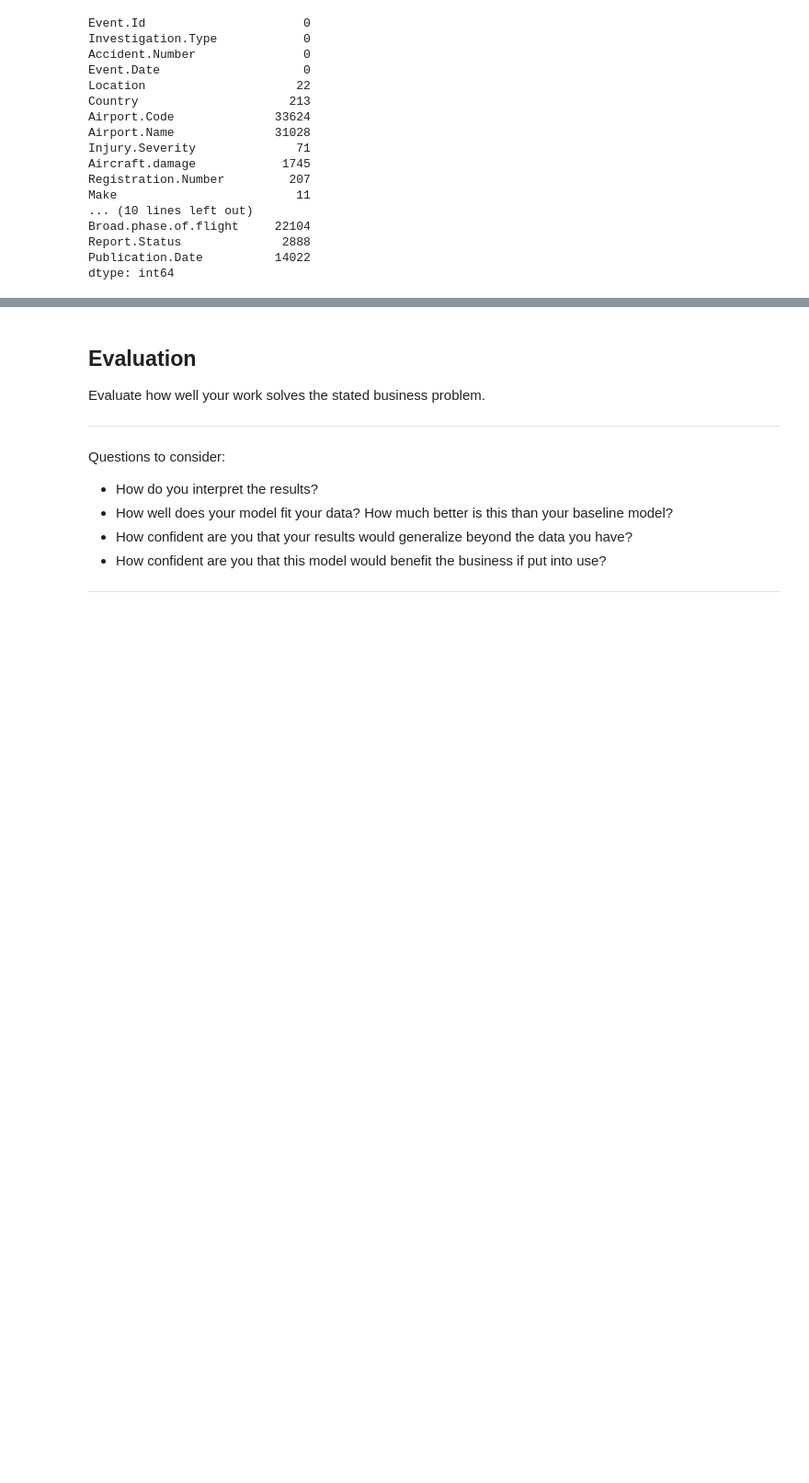
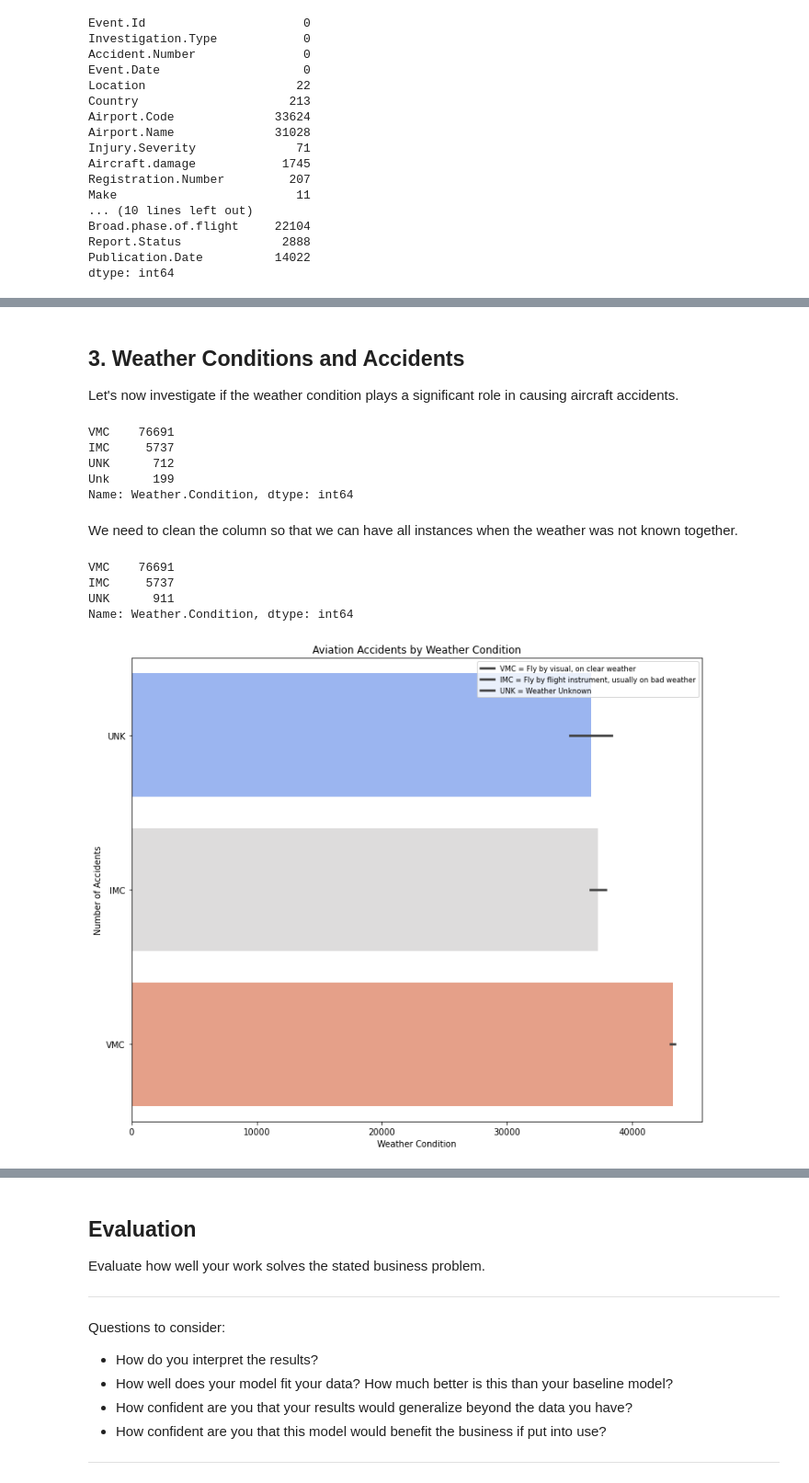
Before and after one commit to SharonMomanyi/dsc-phase-1-project-v3, a Jupyter notebook: student.ipynb, the cells around one changed output, grey strips where cells are left out. Shown at 92% size. Cells and saved outputs as stored; diff of their text form; code cells hidden in the pictures; blank space fills up the shorter version.

```diff
--- a/student.ipynb
+++ b/student.ipynb
@@ -374,0 +529,35 @@ Correlation map
+# %% [markdown]
+## 3. Weather Conditions and Accidents
+Let's now investigate if the weather condition plays a significant role in causing aircraft accidents.
+# %%
+# Count of accidents by weather condition
+weather_counts = aviation_df['Weather.Condition'].value_counts()
+weather_counts
+# %% [output]
+VMC    76691
+IMC     5737
+UNK      712
+Unk      199
+Name: Weather.Condition, dtype: int64
+# %% [markdown]
+We need to clean the column so that we can have all instances when the weather was not known together.
+# %%
+# Use .replace()
+clean_weather_column = aviation_df['Weather.Condition'].replace(['Unk'], ['UNK'])
+clean_weather_column.value_counts()
+# %% [output]
+VMC    76691
+IMC     5737
+UNK      911
+Name: Weather.Condition, dtype: int64
+# %%
+plt.figure(figsize=(12,10))
+sns.barplot(x=clean_weather_column.index, y=clean_weather_column.values, palette='coolwarm')
+plt.title('Aviation Accidents by Weather Condition')
+plt.xlabel('Weather Condition')
+plt.ylabel('Number of Accidents')
+plt.legend(['VMC = Fly by visual, on clear weather', 'IMC = Fly by flight instrument, usually on bad weather',
+            'UNK = Weather Unknown '], fontsize='small')
+plt.show();
+# %% [output]
+[figure, added]
```
Also changed, not shown: parts of 62 cells of this notebook.
